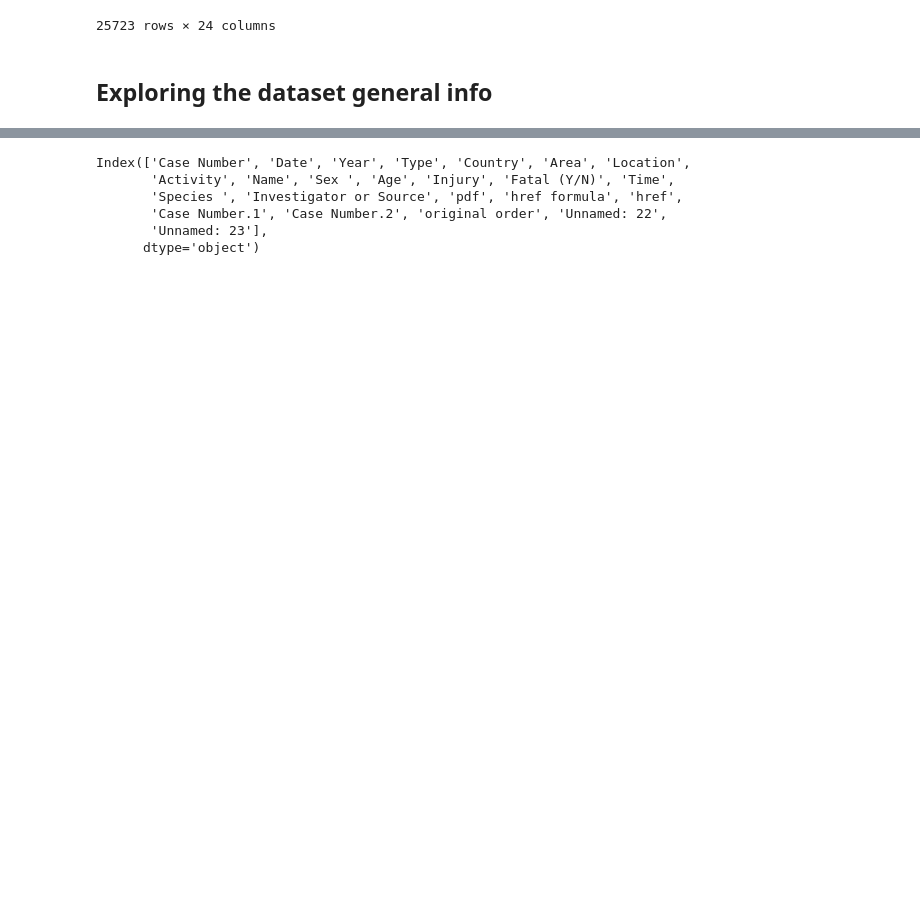
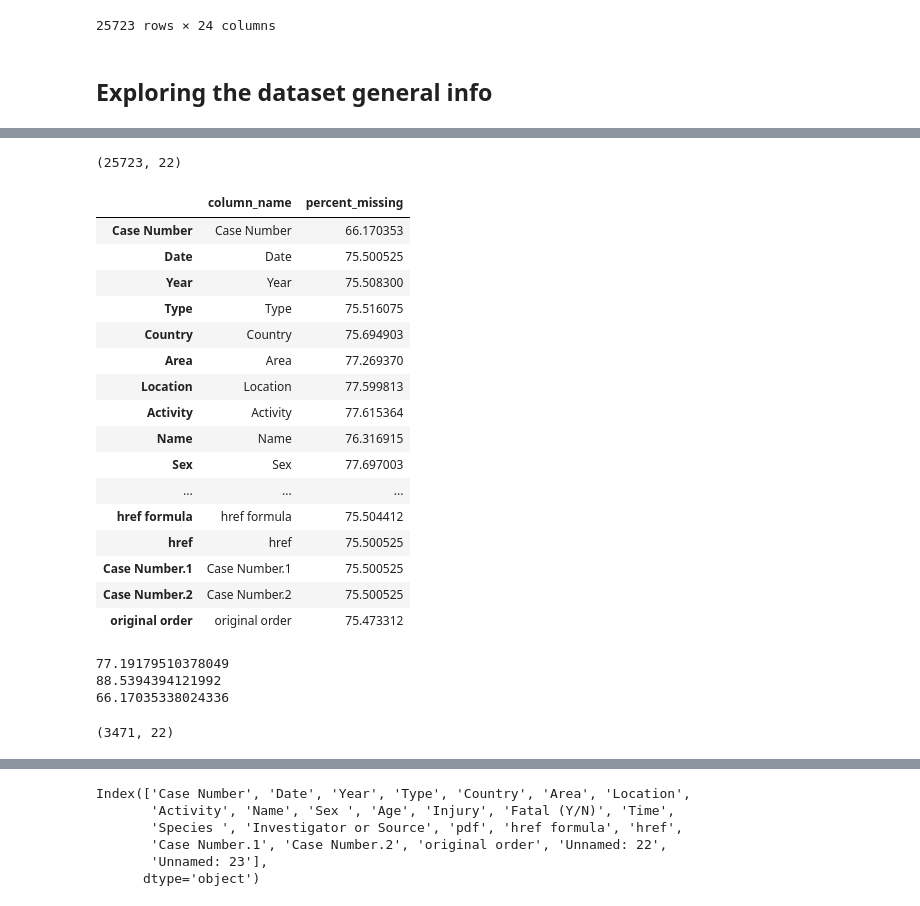
Before and after one commit to ju-br/Cleaning-data-and-evidence-based-insights-Shark-Attack-Project, a Jupyter notebook: Project 1 - Shark attack.ipynb, the cells around one changed output, grey strips where cells are left out. Cells and saved outputs as stored; diff of their text form; code cells hidden in the pictures; blank space fills up the shorter version.

Commit message:
day 1 home after poping Nan

```diff
--- a/Project 1 - Shark attack.ipynb
+++ b/Project 1 - Shark attack.ipynb
@@ -35,0 +84,4 @@ attacks.shape
+# %%
+#deleting columns with 100% missing values
+attacks.pop("Unnamed: 22")
+attacks.pop("Unnamed: 23")
@@ -35,0 +101,38 @@ attacks.shape
+# %%
+attacks.shape
+# %% [output]
+(25723, 22)
+# %%
+#checking missing values percentages after poping Unnamed:22 and :23
+percent_missing = attacks.isnull().sum() * 100 / len(attacks)
+percent_missing
+Nan_attack_percentage = pd.DataFrame({'column_name': attacks.columns,
+                                 'percent_missing': percent_missing})
+Nan_attack_percentage
+# %% [output]
+|  | column_name | percent_missing |
+| Case Number | Case Number | 66.170353 |
+| Date | Date | 75.500525 |
+| Year | Year | 75.508300 |
+| Type | Type | 75.516075 |
+| Country | Country | 75.694903 |
+| Area | Area | 77.269370 |
+| Location | Location | 77.599813 |
+| Activity | Activity | 77.615364 |
+| Name | Name | 76.316915 |
+| Sex | Sex | 77.697003 |
+| ... | ... | ... |
+| href formula | href formula | 75.504412 |
+| href | href | 75.500525 |
+| Case Number.1 | Case Number.1 | 75.500525 |
+| Case Number.2 | Case Number.2 | 75.500525 |
+| original order | original order | 75.473312 |
+# %%
+#checking min, max and mean missing values percentages after poping Unnamed:22 and :23
+print(Nan_attack_percentage['percent_missing'].mean())
+print(Nan_attack_percentage['percent_missing'].max())
+print(Nan_attack_percentage['percent_missing'].min())
+# %% [output]
+77.19179510378049
+88.5394394121992
+66.17035338024336
@@ -35,0 +142,5 @@ attacks.shape
+# %%
+#dataframe updated after ignorable NaN deletion
+attacks.shape
+# %% [output]
+(3471, 22)
```
Also changed, not shown: parts of 11 cells of this notebook.
